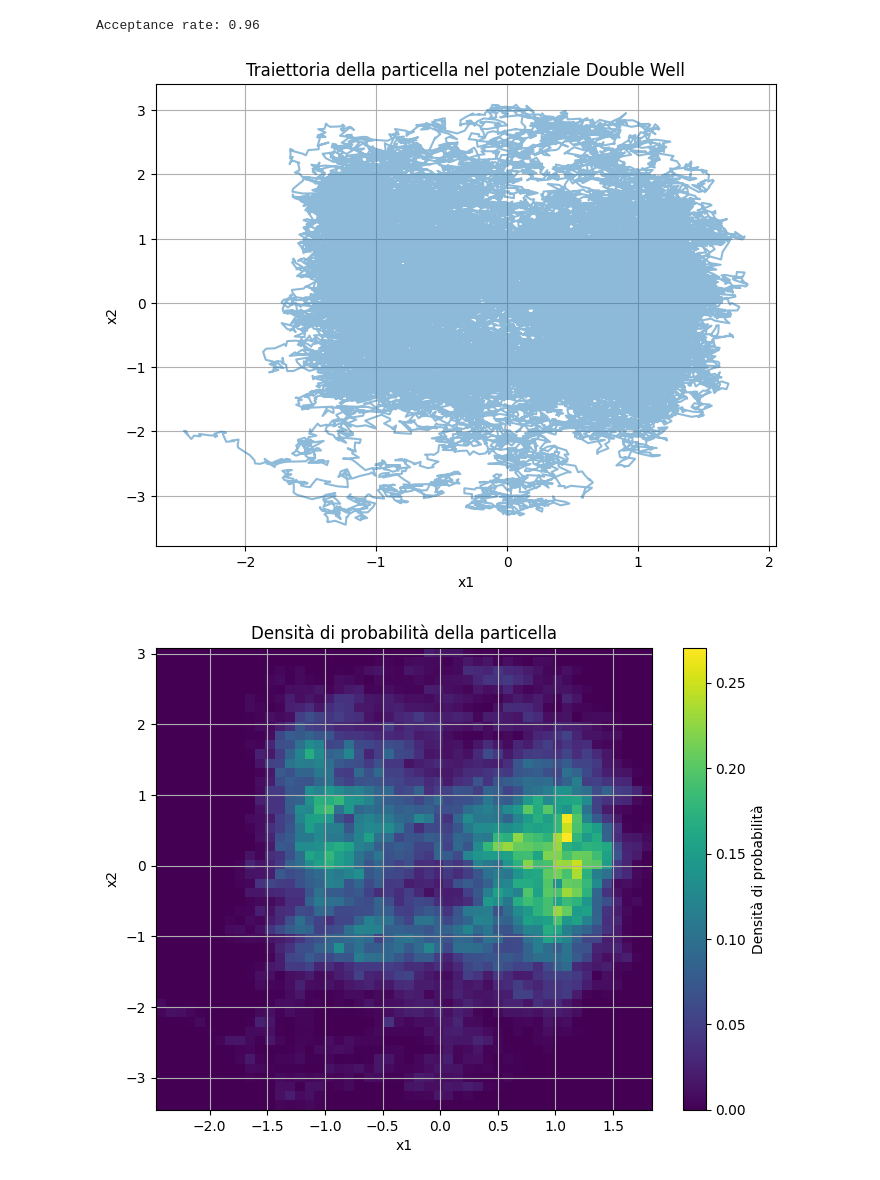
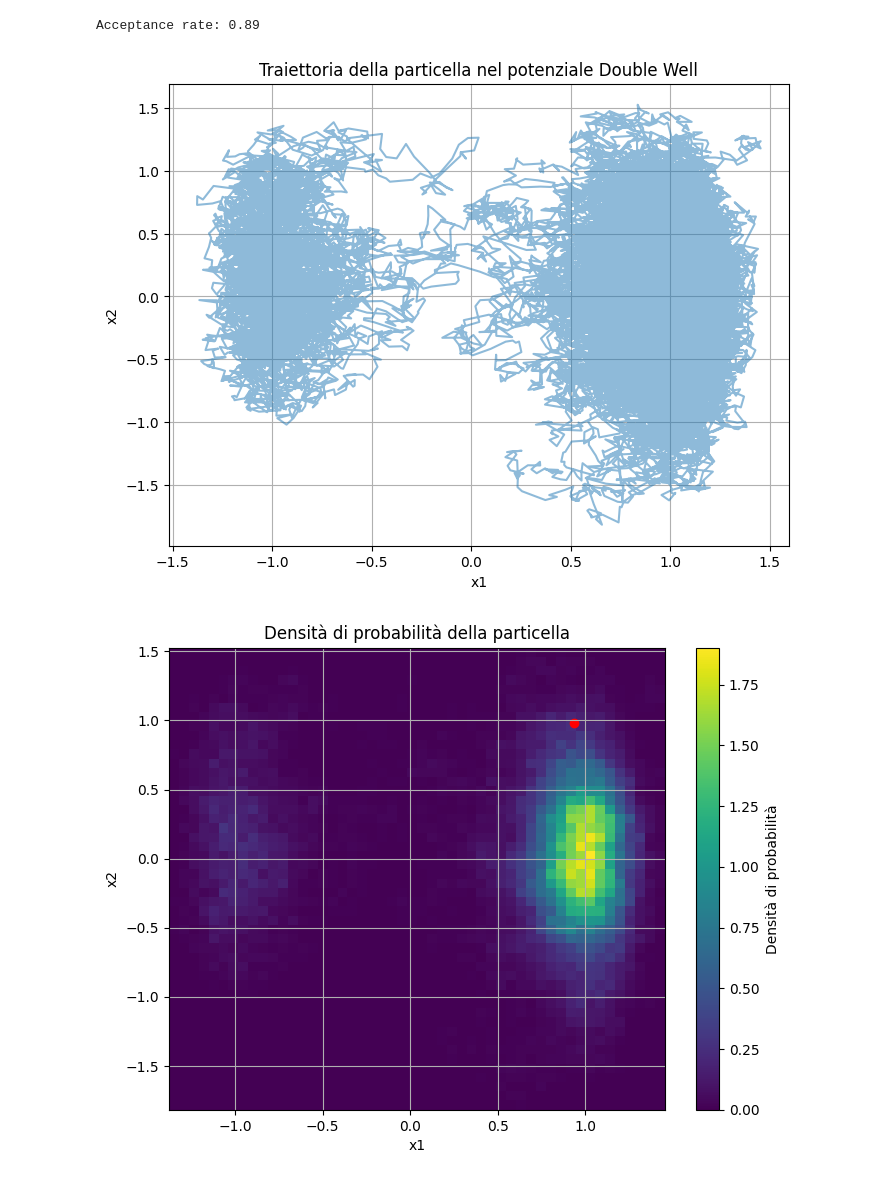
Before and after one commit to rpivi/JAX_Miscellany, a Jupyter notebook: JAX_Metropolis.ipynb, the cells around one changed output. Saved outputs shown, nothing was run; the diff lists cells and outputs as text; code cells hidden in the pictures.

Commit message:
change initial state

```diff
--- a/JAX_Metropolis.ipynb
+++ b/JAX_Metropolis.ipynb
@@ -55,9 +55,13 @@ def metropolis_step(x, key, T, step_size=0.1):
     return x_new, key, accept
 # %%
 #funzione per eseguire la simulazione
-@functools.partial(jax.jit, static_argnums=(1, 2, 3))  # D, T, n_steps statiche
-def run_simulation(key, D, T, n_steps, step_size=0.1):
+@functools.partial(jax.jit, static_argnums=(1, 2, 3, 4, 5))
+def run_simulation(key, D, T, n_steps, step_size=0.1, initial_config="random"):
     x, key = generate_config(key, D)
+    if initial_config == "zeros":
+        x = jnp.zeros(D)
+    if initial_config == "ones":
+        x = jnp.ones(D)
 
     def body(carry, _):
         x, key, acc = carry
@@ -71,26 +75,26 @@ def run_simulation(key, D, T, n_steps, step_size=0.1):
 # %%
 #parametri della simulazione
 D = 2  # dimensioni
-T = 1.0  # temperatura
+T = 0.2  # temperatura
 n_steps = 70000  # numero di passi
 step_size = 0.05  # dimensione del passo
 
 #la simulazione
 key = jax.random.PRNGKey(0)
-trajectory, acceptance_rate = run_simulation(key, D, T, n_steps, step_size)
+trajectory, acceptance_rate = run_simulation(key, D, T, n_steps, step_size, "ones")
 print(f"Acceptance rate: {acceptance_rate:.2f}")
 
 #visualizzazione della traiettoria
 plt.figure(figsize=(8, 6))
 plt.plot(trajectory[:, 0], trajectory[:, 1], alpha=0.5)
 plt.title("Traiettoria della particella nel potenziale Double Well")
 plt.xlabel("x1")
 plt.ylabel("x2")
 plt.grid()
 plt.show()
 # %% [output]
-Acceptance rate: 0.96
+Acceptance rate: 0.89
-[figure, old version]
+[figure, new version]
 # %%
 #plot delle zone più visitate dalla particella:
 plt.figure(figsize=(8, 6))
@@ -99,7 +103,9 @@ plt.title("Densità di probabilità della particella")
 plt.xlabel("x1")
 plt.ylabel("x2")
 plt.colorbar(label='Densità di probabilità')
+#plot della prima configurazione:
+plt.scatter(trajectory[0, 0], trajectory[0, 1], color='red', label='Configurazione iniziale')
 plt.grid()
 plt.show()
 # %% [output]
-[figure, old version]
+[figure, new version]
```
